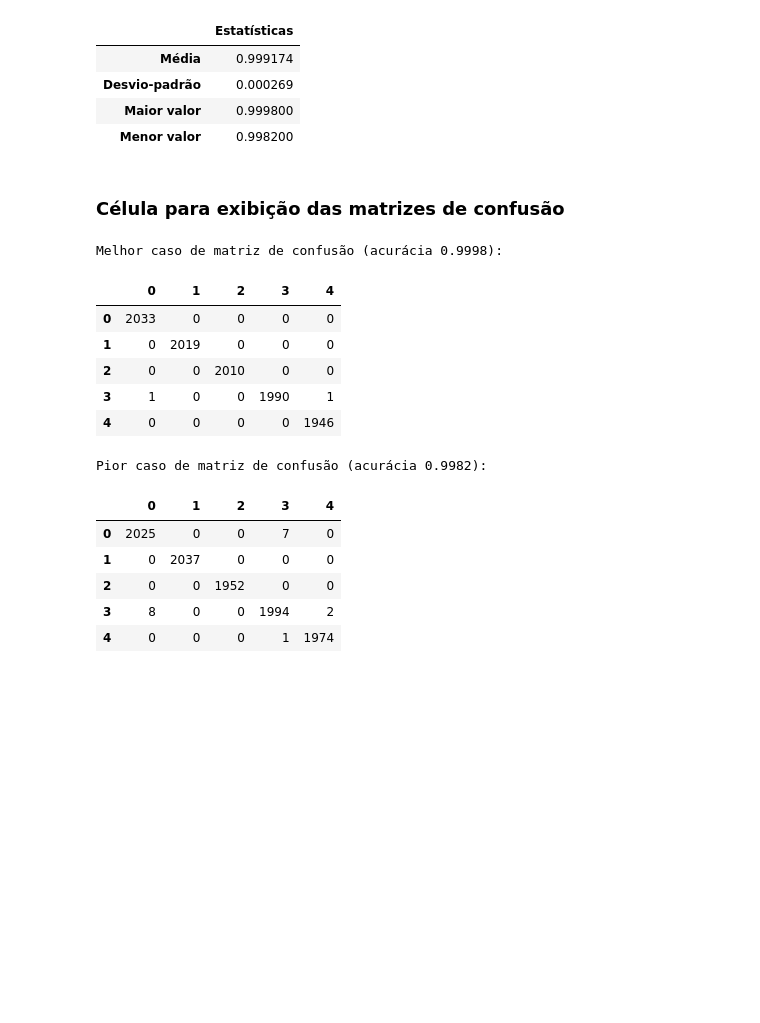
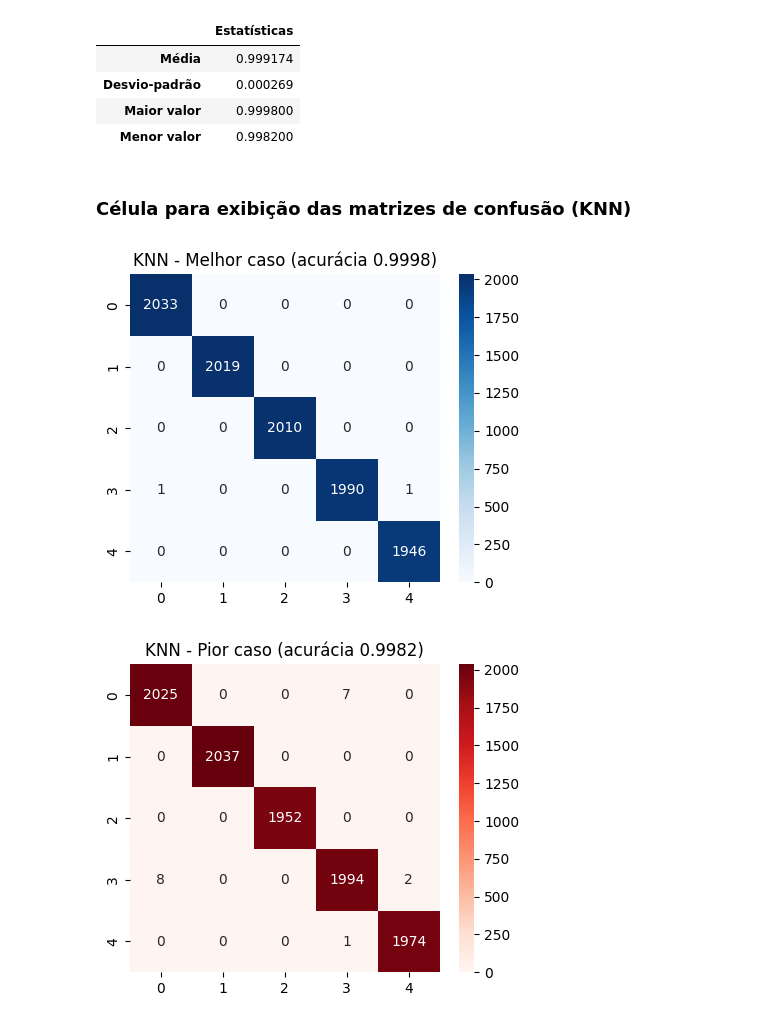
Before and after one commit to PedroKeita/ML-Vivencial, a Jupyter notebook: notebooks/classificacao.ipynb, the cells around one changed output. Drawn from its saved outputs; the diff is of its cells as text; code cells hidden in the pictures; blank space fills up the shorter version.

```diff
--- a/notebooks/classificacao.ipynb
+++ b/notebooks/classificacao.ipynb
@@ -53,10 +55,10 @@ Melhor k encontrado: 1
 # %%
 # Rodar validação aleatória
-statistics, better_conf, worse_conf = random_validator(X, y, better_k, rounds=500)
+statistics_knn, better_conf_knn, worse_conf_knn = random_validator(X, y, better_k, rounds=500)
 
 # Estatísticas
 print("\nEstatísticas validação aleatória de 500 rodadas:")
-pd.DataFrame(statistics, index=["Estatísticas"]).T
+pd.DataFrame(statistics_knn, index=["Estatísticas"]).T
 # %% [output]
 Estatísticas validação aleatória de 500 rodadas:
 |  | Estatísticas |
@@ -65,28 +67,21 @@ Estatísticas validação aleatória de 500 rodadas:
 | Maior valor | 0.999800 |
 | Menor valor | 0.998200 |
 # %% [markdown]
-### **Célula para exibição das matrizes de confusão**
+### **Célula para exibição das matrizes de confusão (KNN)**
 # %%
-acc_best, conf_best = better_conf
-acc_worst, conf_worst = worse_conf
+# Melhor caso
+acc_best, conf_best = better_conf_knn
+plt.figure(figsize=(5,4))
+sns.heatmap(conf_best, annot=True, fmt="d", cmap="Blues")
+plt.title(f"KNN - Melhor caso (acurácia {acc_best:.4f})")
+plt.show()
 
-print("\nMelhor caso de matriz de confusão (acurácia {:.4f}):".format(acc_best))
-display(pd.DataFrame(conf_best))
-
-print("\nPior caso de matriz de confusão (acurácia {:.4f}):".format(acc_worst))
-display(pd.DataFrame(conf_worst))
+# Pior caso
+acc_worst, conf_worst = worse_conf_knn
+plt.figure(figsize=(5,4))
+sns.heatmap(conf_worst, annot=True, fmt="d", cmap="Reds")
+plt.title(f"KNN - Pior caso (acurácia {acc_worst:.4f})")
+plt.show()
 # %% [output]
-Melhor caso de matriz de confusão (acurácia 0.9998):
-|  | 0 | 1 | 2 | 3 | 4 |
-| 0 | 2033 | 0 | 0 | 0 | 0 |
-| 1 | 0 | 2019 | 0 | 0 | 0 |
-| 2 | 0 | 0 | 2010 | 0 | 0 |
-| 3 | 1 | 0 | 0 | 1990 | 1 |
-| 4 | 0 | 0 | 0 | 0 | 1946 |
-Pior caso de matriz de confusão (acurácia 0.9982):
-|  | 0 | 1 | 2 | 3 | 4 |
-| 0 | 2025 | 0 | 0 | 7 | 0 |
-| 1 | 0 | 2037 | 0 | 0 | 0 |
-| 2 | 0 | 0 | 1952 | 0 | 0 |
-| 3 | 8 | 0 | 0 | 1994 | 2 |
-| 4 | 0 | 0 | 0 | 1 | 1974 |
+[figure, added]
+[figure, added]
```
Also changed, not shown: parts of 6 cells of this notebook, 3 other files.
